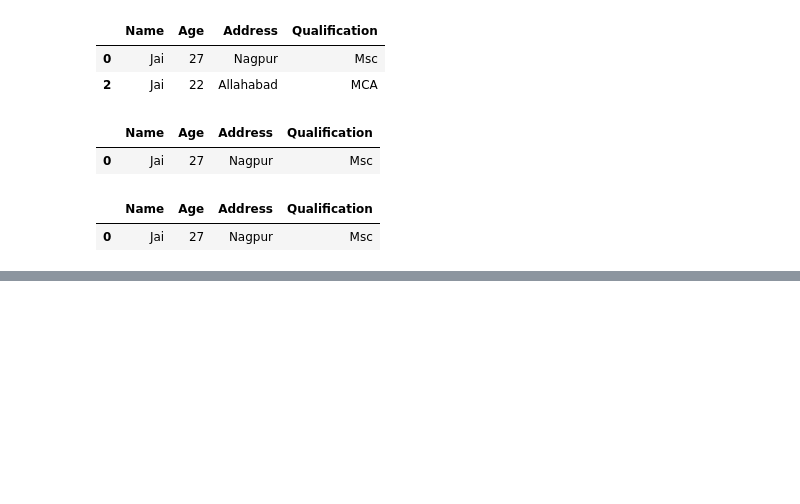
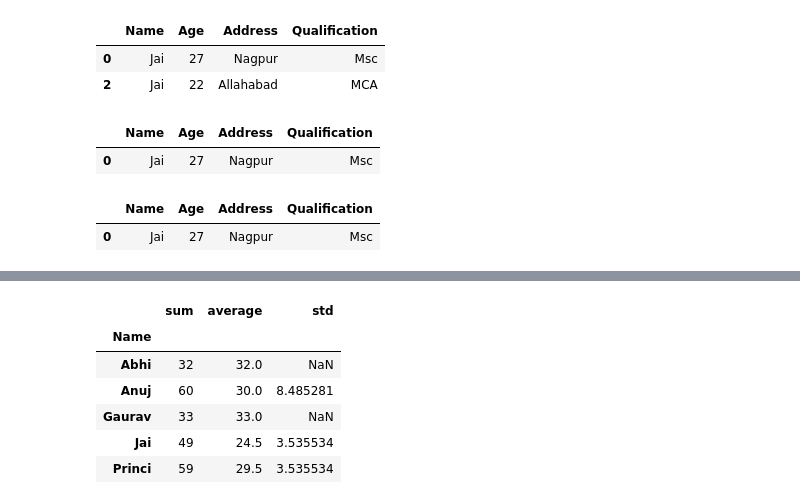
Before and after one commit to dipak1920basnet/Data_Science, a Jupyter notebook: week_3/19/split.ipynb, the cells around one changed output, grey strips where cells are left out. Saved outputs shown, nothing was run; the diff lists cells and outputs as text; code cells hidden in the pictures; blank space fills up the shorter version.

```diff
--- a/week_3/19/split.ipynb
+++ b/week_3/19/split.ipynb
@@ -164,0 +197,11 @@ grouping.get_group(("Jai","Msc"))
+# %%
+# apply multiples function at once
+datas["Age"].aggregate([np.sum, np.average, np.std])
+# %% [output]
+|  | sum | average | std |
+| Name |  |  |  |
+| Abhi | 32 | 32.0 | NaN |
+| Anuj | 60 | 30.0 | 8.485281 |
+| Gaurav | 33 | 33.0 | NaN |
+| Jai | 49 | 24.5 | 3.535534 |
+| Princi | 59 | 29.5 | 3.535534 |
```
Also changed, not shown: parts of 5 cells of this notebook.
